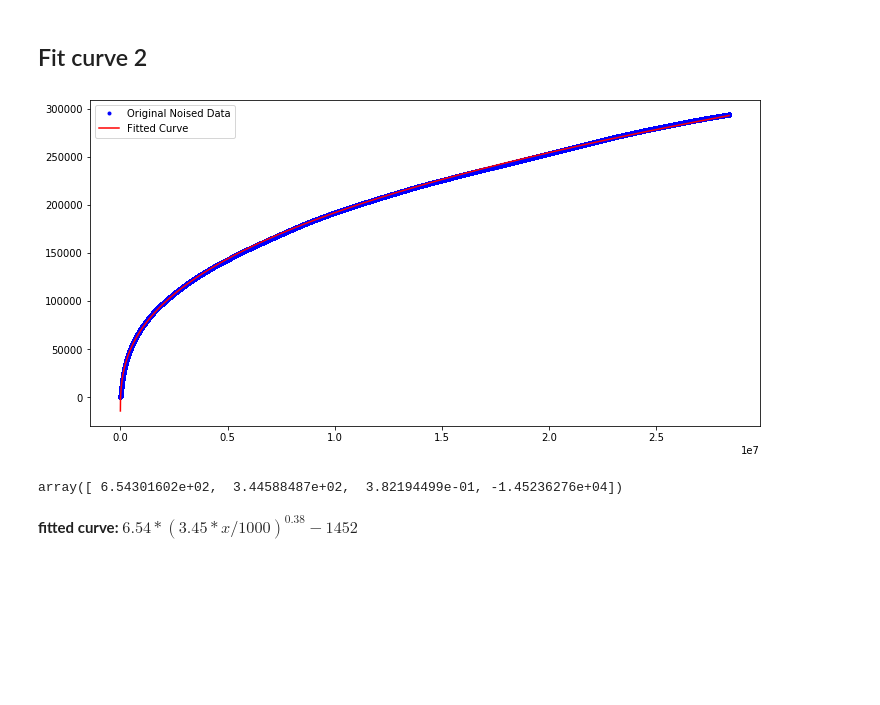
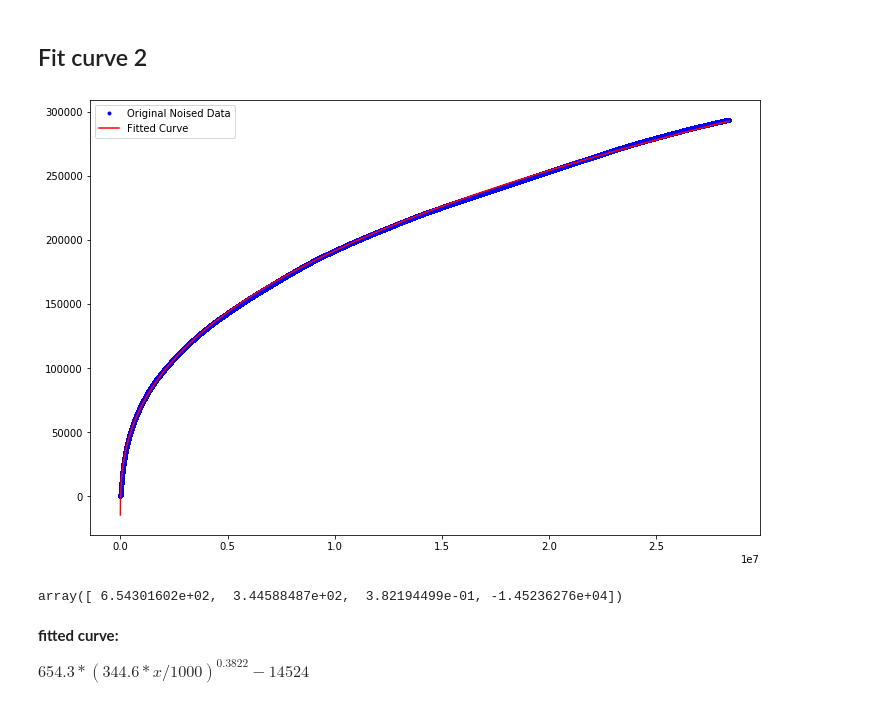
Before and after one commit to qihuazhong/make-ipinyou-data, a Jupyter notebook: explore_data.ipynb, the cells around one changed output. Cells and saved outputs as stored; diff of their text form; code cells hidden in the pictures; blank space fills up the shorter version.

Commit message:
curve fit update

```diff
--- a/explore_data.ipynb
+++ b/explore_data.ipynb
@@ -188,21 +188,22 @@ plt.show()
 # %%
 def func(x, a, b, c, d):
     return a * np.power(b * x/1000, c) + d
 
 
 popt, pcov = curve_fit(func, y['y'], y['impressions'])
 
-plt.subplots(figsize=(12,6))
+plt.subplots(figsize=(12,8))
 plt.plot(y['y'], y['impressions'], 'b.', label="Original Noised Data")
 plt.plot(y['y'], func(y['y'], *popt), 'r-', label="Fitted Curve")
 plt.legend()
 plt.show()
 # %% [output]
-[figure, old version]
+[figure, new version]
 # %%
 popt
 # %% [output]
 array([ 6.54301602e+02,  3.44588487e+02,  3.82194499e-01, -1.45236276e+04])
 # %% [markdown]
 **fitted curve:**
-$6.54 * (3.45 * x/1000)^0.38 - 1452$
+
+$654.3 * (344.6 * x/1000)^{0.3822} - 14524$
```
